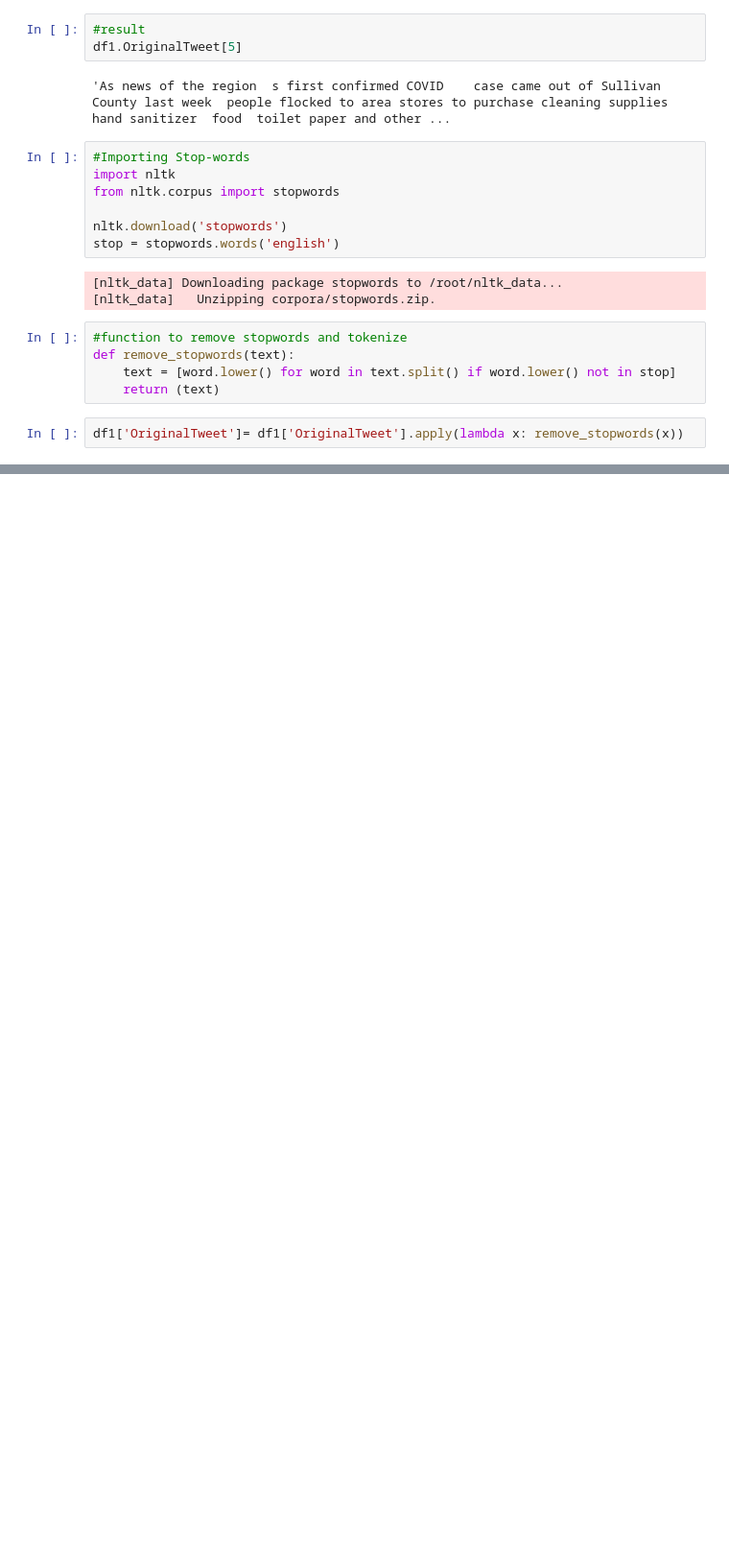
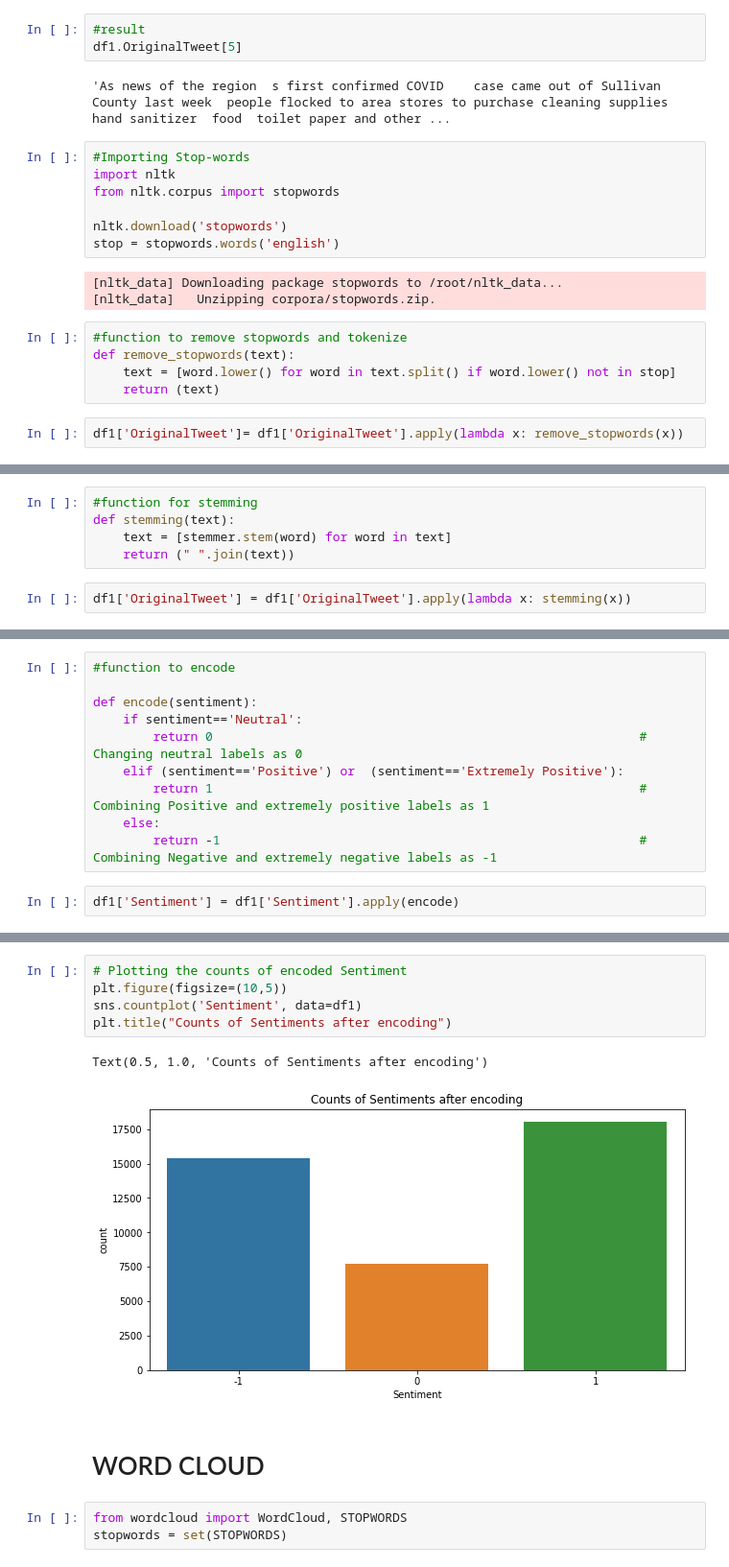
Before and after one commit to vikram0050/Coronavirus-Tweet-Sentiment-Analysis, a Jupyter notebook: Vikramaditya_Sah_Coronavirus_Tweet_Sentiment_Analysis_Capstone_Project.ipynb, the cells around one changed output, grey strips where cells are left out. Shown at 96% size. Cells and saved outputs as stored; diff of their text form; blank space fills up the shorter version.

```diff
--- a/Vikramaditya_Sah_Coronavirus_Tweet_Sentiment_Analysis_Capstone_Project.ipynb
+++ b/Vikramaditya_Sah_Coronavirus_Tweet_Sentiment_Analysis_Capstone_Project.ipynb
@@ -211,0 +243,7 @@ df1['OriginalTweet']= df1['OriginalTweet'].apply(lambda x: remove_stopwords(x))
+# %%
+#function for stemming
+def stemming(text):
+    text = [stemmer.stem(word) for word in text]
+    return (" ".join(text))
+# %%
+df1['OriginalTweet'] = df1['OriginalTweet'].apply(lambda x: stemming(x))
@@ -211,0 +259,12 @@ df1['OriginalTweet']= df1['OriginalTweet'].apply(lambda x: remove_stopwords(x))
+# %%
+#function to encode
+
+def encode(sentiment):
+    if sentiment=='Neutral':
+        return 0                                                         # Changing neutral labels as 0
+    elif (sentiment=='Positive') or  (sentiment=='Extremely Positive'):
+        return 1                                                         # Combining Positive and extremely positive labels as 1
+    else:
+        return -1                                                        # Combining Negative and extremely negative labels as -1
+# %%
+df1['Sentiment'] = df1['Sentiment'].apply(encode)
@@ -211,0 +281,13 @@ df1['OriginalTweet']= df1['OriginalTweet'].apply(lambda x: remove_stopwords(x))
+# %%
+# Plotting the counts of encoded Sentiment
+plt.figure(figsize=(10,5))
+sns.countplot('Sentiment', data=df1)
+plt.title("Counts of Sentiments after encoding")
+# %% [output]
+Text(0.5, 1.0, 'Counts of Sentiments after encoding')
+[figure, added]
+# %% [markdown]
+# WORD CLOUD
+# %%
+from wordcloud import WordCloud, STOPWORDS
+stopwords = set(STOPWORDS)
```
Also changed, not shown: parts of 11 cells of this notebook.
